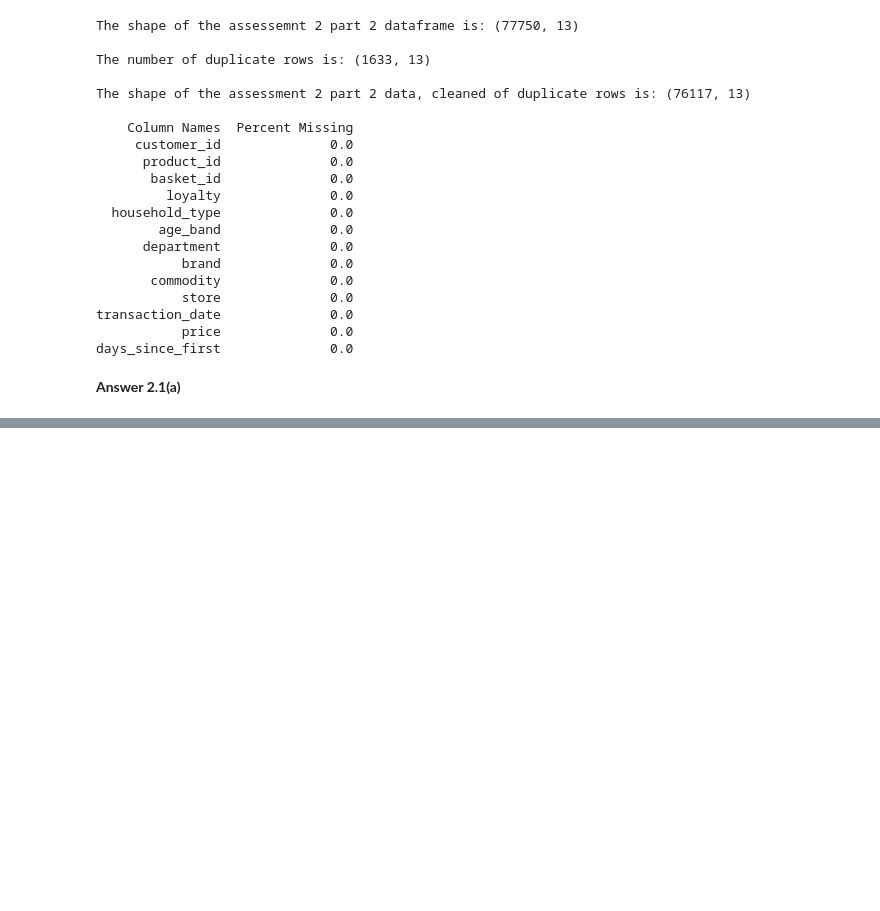
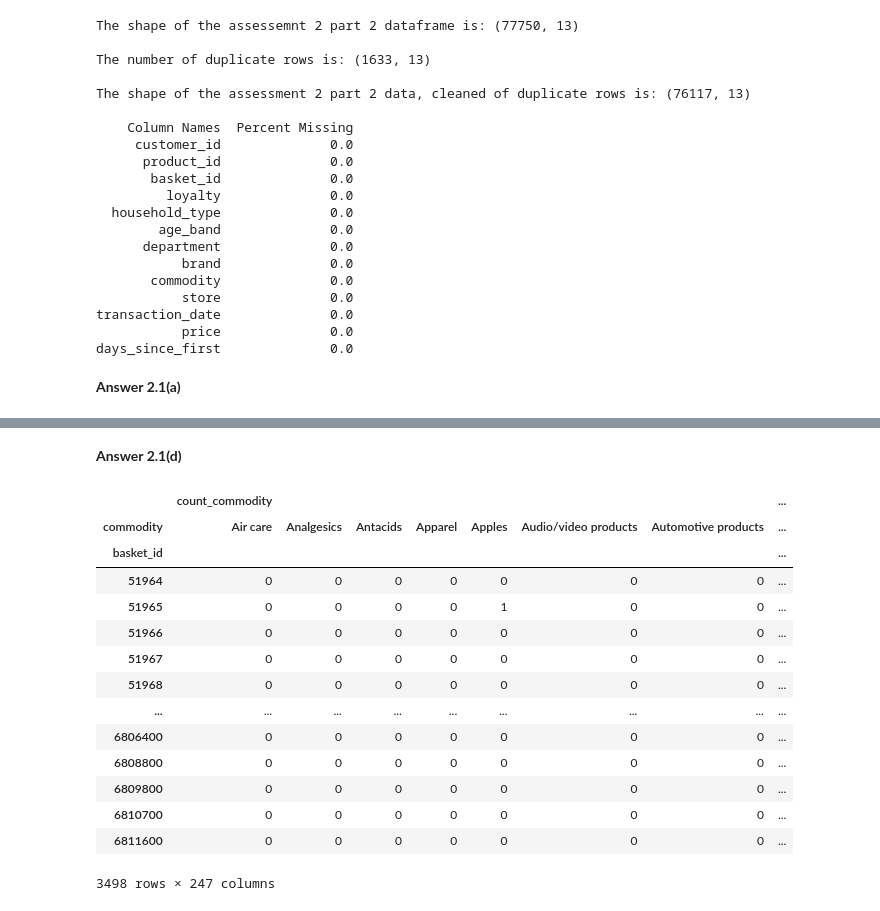
Before and after one commit to Prajith3/Modern-Data-Science-SIT742, a Jupyter notebook: Assignment2.ipynb, the cells around one changed output, grey strips where cells are left out. Saved outputs shown, nothing was run; the diff lists cells and outputs as text; code cells hidden in the pictures; blank space fills up the shorter version.

Commit message:
I've lost count of the pushessssss!!!

```diff
--- a/Assignment2.ipynb
+++ b/Assignment2.ipynb
@@ -364,0 +413,33 @@ The transactions based on basket level is 3498
+# %% [markdown]
+**Answer 2.1(d)**
+# %%
+#to check if the basket contains product commodity
+
+plt.style.use('ggplot')
+
+trans_prod = df_clean3[['basket_id','commodity']]
+
+#add commodity count column
+trans_prod['count_commodity'] = 1
+pd.set_option('mode.chained_assignment', None)
+
+#create pivot table
+transaction_product = pd.pivot_table(trans_prod,index=['basket_id'],columns=['commodity'],values=['count_commodity'],fill_value=0)
+
+transaction_product
+# %% [output]
+|  | count_commodity |  |  |  |  |  |  | ... |
+| commodity | Air care | Analgesics | Antacids | Apparel | Apples | Audio/video products | Automotive products | ... |
+| basket_id |  |  |  |  |  |  |  | ... |
+| 51964 | 0 | 0 | 0 | 0 | 0 | 0 | 0 | ... |
+| 51965 | 0 | 0 | 0 | 0 | 1 | 0 | 0 | ... |
+| 51966 | 0 | 0 | 0 | 0 | 0 | 0 | 0 | ... |
+| 51967 | 0 | 0 | 0 | 0 | 0 | 0 | 0 | ... |
+| 51968 | 0 | 0 | 0 | 0 | 0 | 0 | 0 | ... |
+| ... | ... | ... | ... | ... | ... | ... | ... | ... |
+| 6806400 | 0 | 0 | 0 | 0 | 0 | 0 | 0 | ... |
+| 6808800 | 0 | 0 | 0 | 0 | 0 | 0 | 0 | ... |
+| 6809800 | 0 | 0 | 0 | 0 | 0 | 0 | 0 | ... |
+| 6810700 | 0 | 0 | 0 | 0 | 0 | 0 | 0 | ... |
+| 6811600 | 0 | 0 | 0 | 0 | 0 | 0 | 0 | ... |
+3498 rows × 247 columns
```
Also changed, not shown: parts of 8 cells of this notebook.
